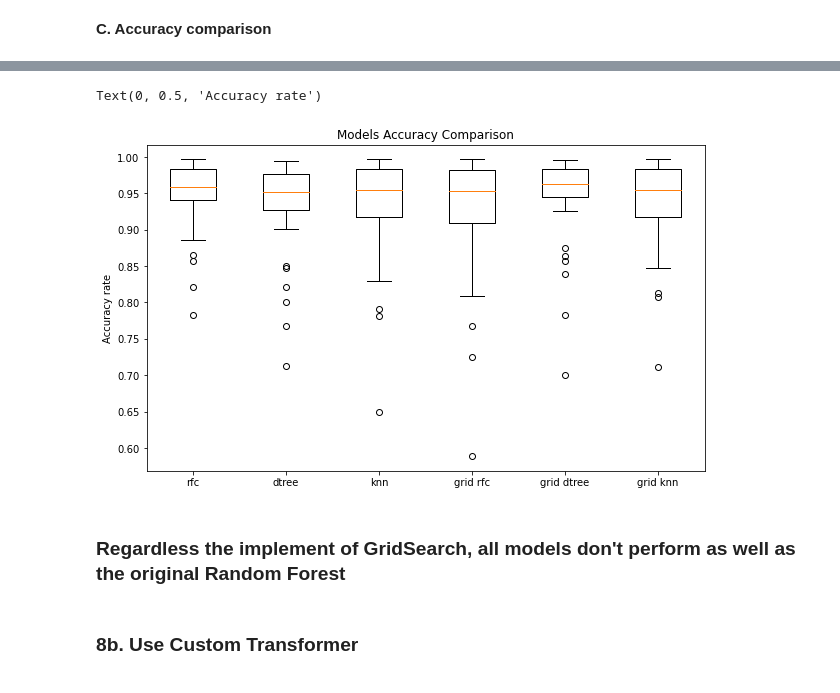
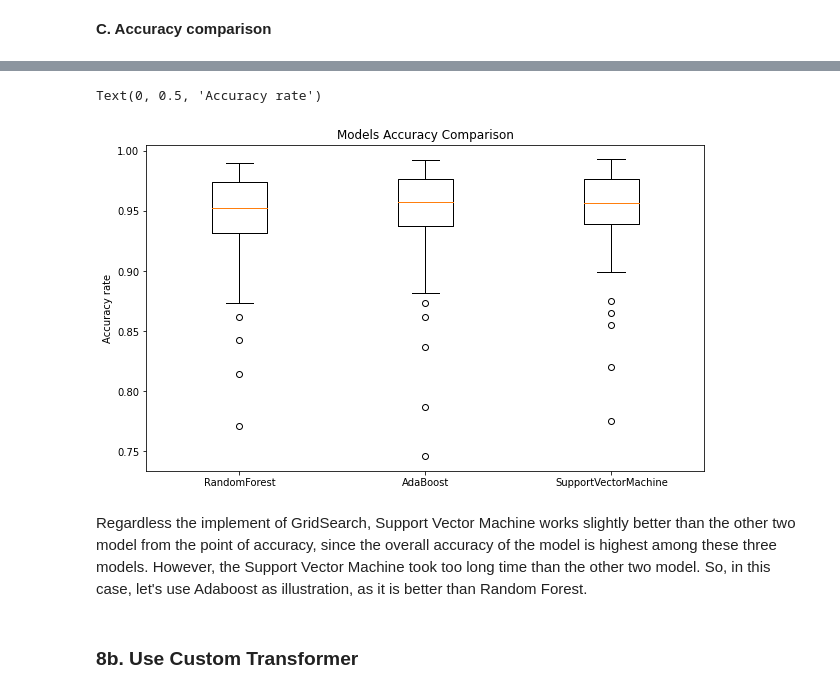
Before and after one commit to cliffyb824/Disaster-Response-App, a Jupyter notebook: models/ML Pipeline Preparation.ipynb, the cells around one changed output, grey strips where cells are left out. Saved outputs shown, nothing was run; the diff lists cells and outputs as text; code cells hidden in the pictures.

```diff
--- a/models/ML Pipeline Preparation.ipynb
+++ b/models/ML Pipeline Preparation.ipynb
@@ -544,0 +351,4 @@ knn_accuracy = (y_knn_pred == y_test).mean()
+# %%
+SVC_pred = SVC_pipe.predict(X_test)
+# %%
+SVC_accuracy = (SVC_pred == Y_test).mean()
@@ -545,13 +368,9 @@ knn_accuracy = (y_knn_pred == y_test).mean()
 # %% [markdown]
 **C. Accuracy comparison**
 # %%
-# model names
-model_names = ['rfc','dtree','knn','grid rfc','grid dtree','grid knn']
-
 # concatenate accuracry scores
-accuracy_df = pd.concat([rfc_test_accuracy, tree_accuracy, knn_accuracy,
-                         gridrfc_test_accuracy,gridtree_test_accuracy,gridknn_test_accuracy],axis=1)
-accuracy_df.columns=model_names
+accuracy_df = pd.concat([Y_test_accuracy, ABC_accuracy, SVC_accuracy],axis=1)
+accuracy_df.columns=['RandomForest','AdaBoost','SupportVectorMachine']
 
 print('Models Accuracy Score Comparison')
 accuracy_df
@@ -577,3 +395,0 @@ Models Accuracy Score Comparison
-# %%
-accuracy_df.loc['Average']=avg_score
-accuracy_df
@@ -600,15 +398,15 @@ to_graph = accuracy_df.to_dict()
 # %%
 fig, ax = plt.subplots(figsize=(10,6))
 ax.boxplot(accuracy_df.values)
-ax.set_xticklabels(['rfc','dtree','knn','grid rfc','grid dtree','grid knn'])
+ax.set_xticklabels(['RandomForest','AdaBoost','SupportVectorMachine'])
 
 plt.title('Models Accuracy Comparison')
 plt.ylabel('Accuracy rate')
 # %% [output]
 Text(0, 0.5, 'Accuracy rate')
-[figure, old version]
+[figure, new version]
-# %% [markdown]
-### Regardless the implement of GridSearch, all models don't perform as well as the original Random Forest
+# %% [markdown]
+Regardless the implement of GridSearch, Support Vector Machine works slightly better than the other two model from the point of accuracy, since the overall accuracy of the model is highest among these three models. However, the Support Vector Machine took too long time than the other two model. So, in this case, let's use Adaboost as illustration, as it is better than Random Forest.
 # %% [markdown]
 ### 8b. Use Custom Transformer
 # %% [markdown]
```
Also changed, not shown: parts of 64 cells of this notebook.
